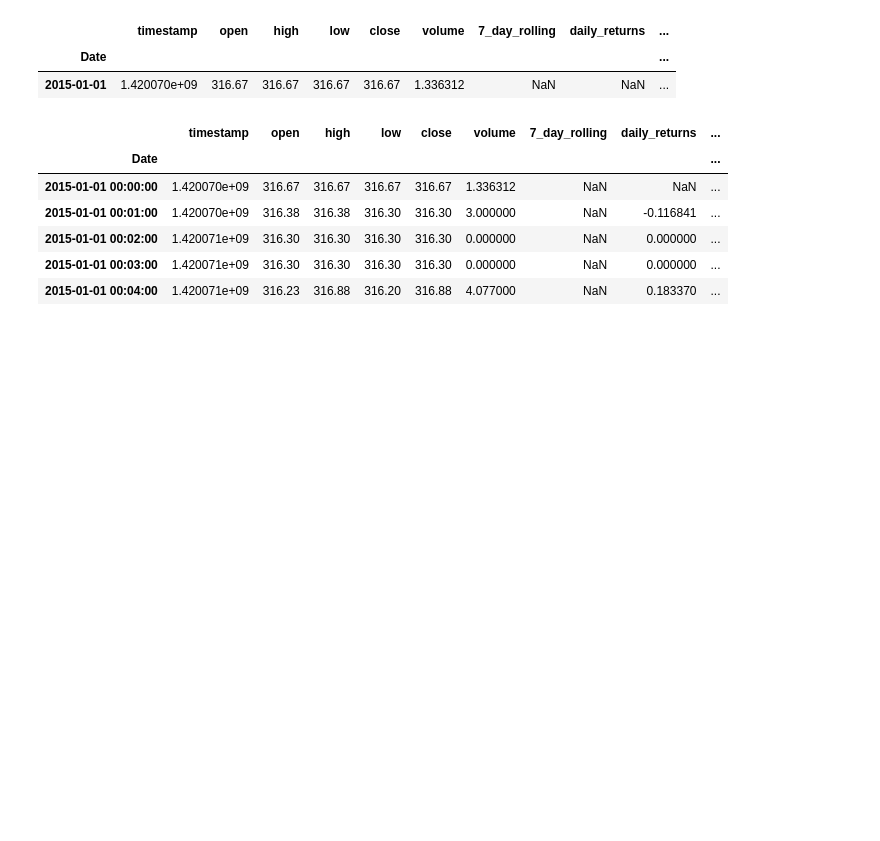
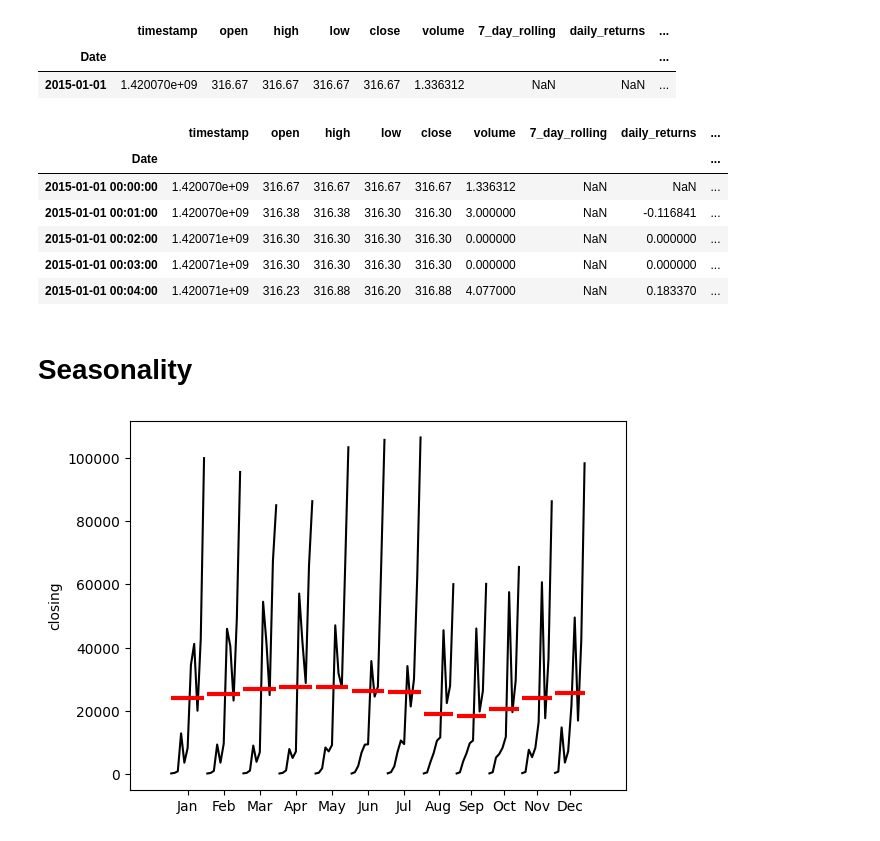
Before and after one commit to agakshita5/time-series-prac, a Jupyter notebook: ts-prac.ipynb, the cells around one changed output. Drawn from its saved outputs; the diff is of its cells as text; code cells hidden in the pictures; blank space fills up the shorter version.

```diff
--- a/ts-prac.ipynb
+++ b/ts-prac.ipynb
@@ -213,3 +213,5 @@ df.head()
 | 2015-01-01 00:02:00 | 1.420071e+09 | 316.30 | 316.30 | 316.30 | 316.30 | 0.000000 | NaN | 0.000000 | ... |
 | 2015-01-01 00:03:00 | 1.420071e+09 | 316.30 | 316.30 | 316.30 | 316.30 | 0.000000 | NaN | 0.000000 | ... |
 | 2015-01-01 00:04:00 | 1.420071e+09 | 316.23 | 316.88 | 316.20 | 316.88 | 4.077000 | NaN | 0.183370 | ... |
+# %% [markdown]
+# Seasonality
@@ -215,0 +221,8 @@ df.head()
+# %%
+# plotting monthly seasonality
+month_plot(df['close'].resample('M').mean(), ylabel='closing')
+plt.show()
+# red = avg value through time -> kinda seasonal curve
+# black = normal values in each month
+# %% [output]
+[figure, added]
```
Also changed, not shown: parts of 5 cells of this notebook.
